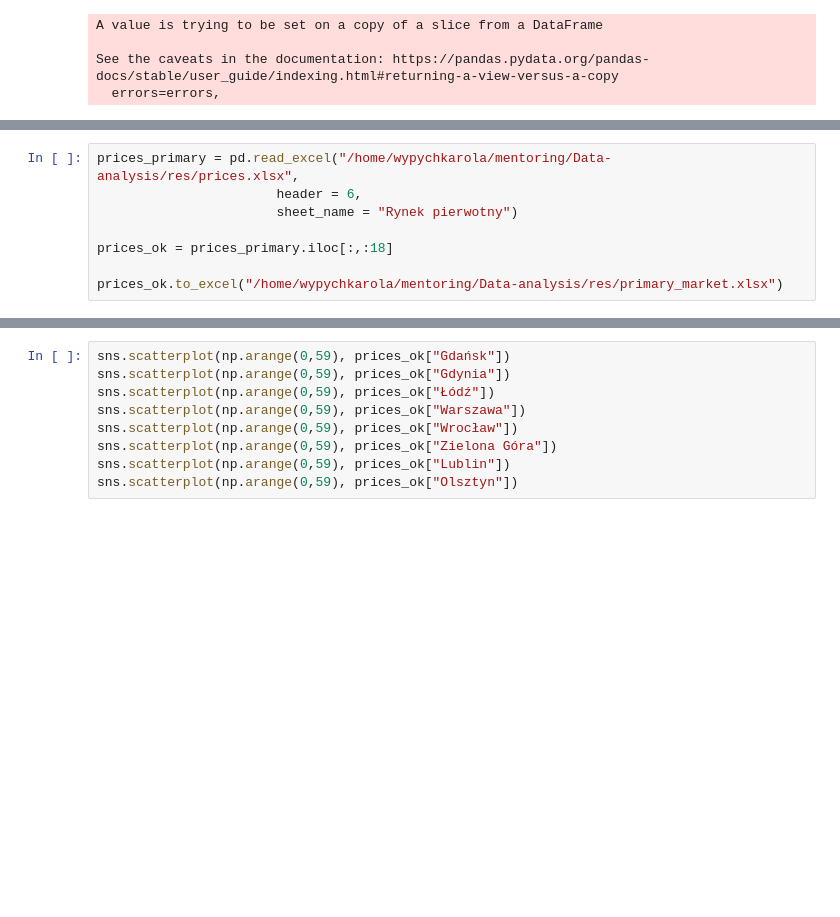
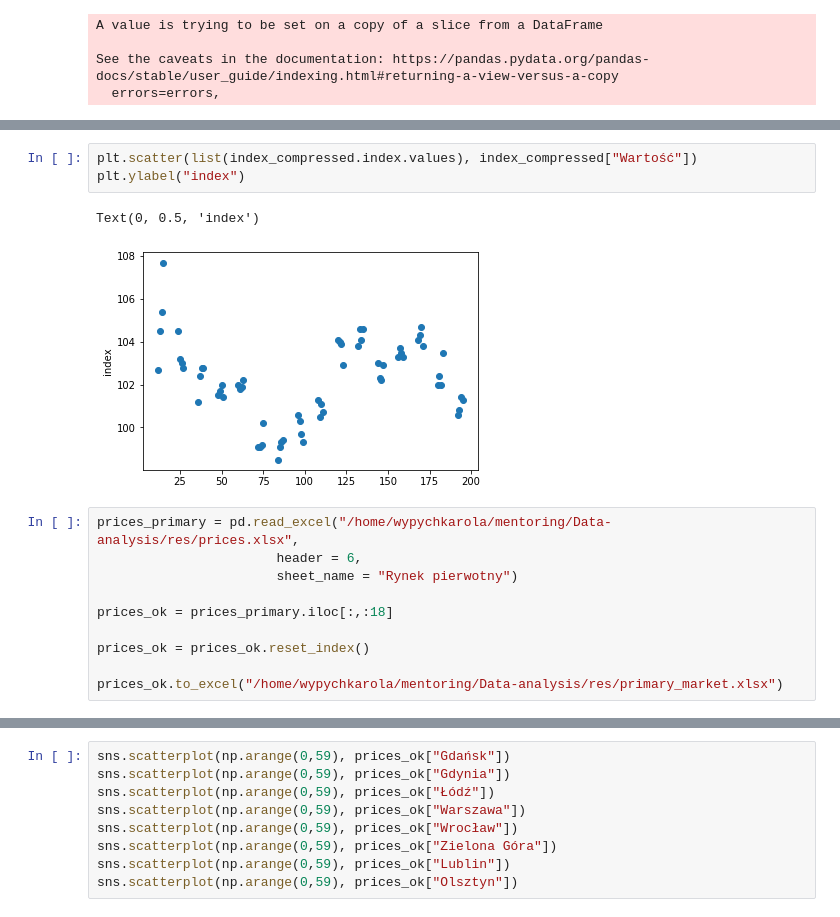
Before and after one commit to WypychKarolina/Data-analysis, a Jupyter notebook: samples/initial_data_uploading.ipynb, the cells around one changed output, grey strips where cells are left out. Saved outputs shown, nothing was run; the diff lists cells and outputs as text; blank space fills up the shorter version.

```diff
--- a/samples/initial_data_uploading.ipynb
+++ b/samples/initial_data_uploading.ipynb
@@ -52,3 +68,9 @@ See the caveats in the documentation: https://pandas.pydata.org/pandas-docs/stab
+# %%
+plt.scatter(list(index_compressed.index.values), index_compressed["Wartość"])
+plt.ylabel("index")
+# %% [output]
+Text(0, 0.5, 'index')
+[figure, added]
 # %%
 prices_primary = pd.read_excel("/home/wypychkarola/mentoring/Data-analysis/res/prices.xlsx",
                        header = 6,
@@ -56,4 +78,6 @@ prices_primary = pd.read_excel("/home/wypychkarola/mentoring/Data-analysis/res/p
 
 prices_ok = prices_primary.iloc[:,:18]
 
+prices_ok = prices_ok.reset_index()
+
 prices_ok.to_excel("/home/wypychkarola/mentoring/Data-analysis/res/primary_market.xlsx")
```
Also changed, not shown: parts of 4 cells of this notebook.
